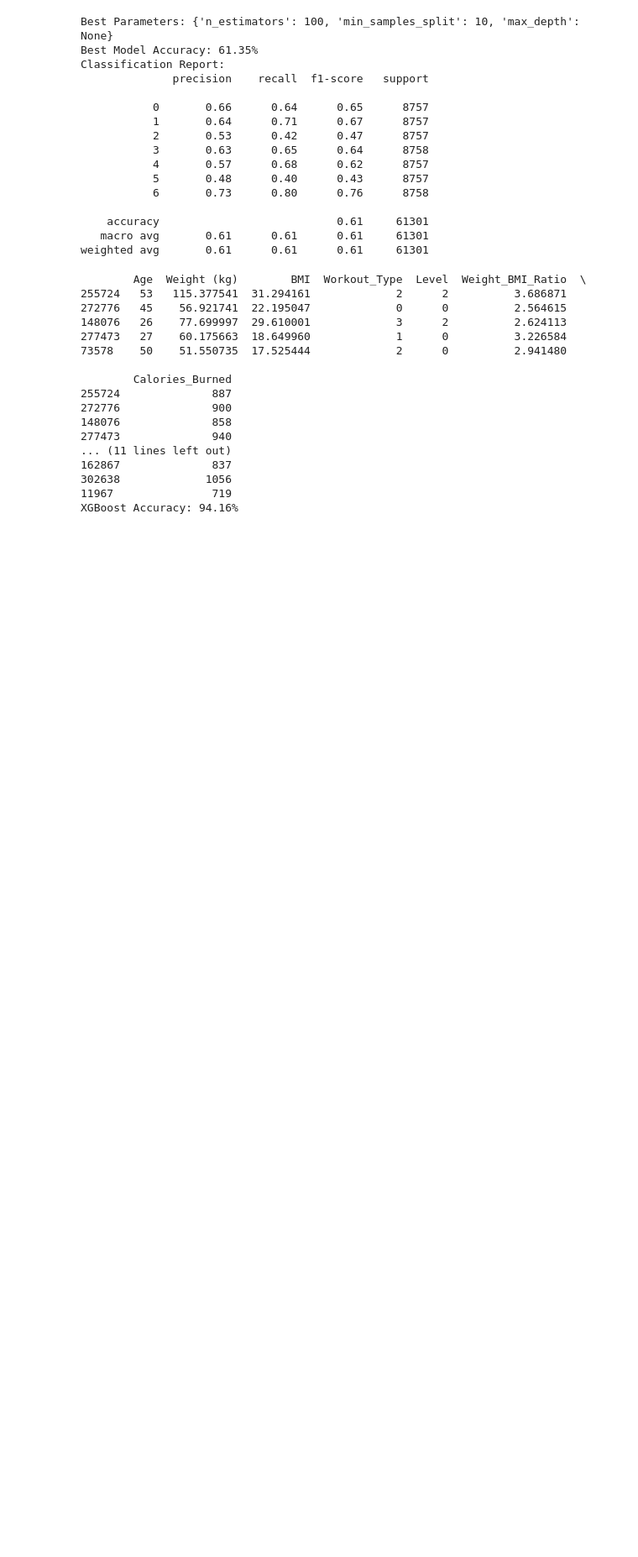
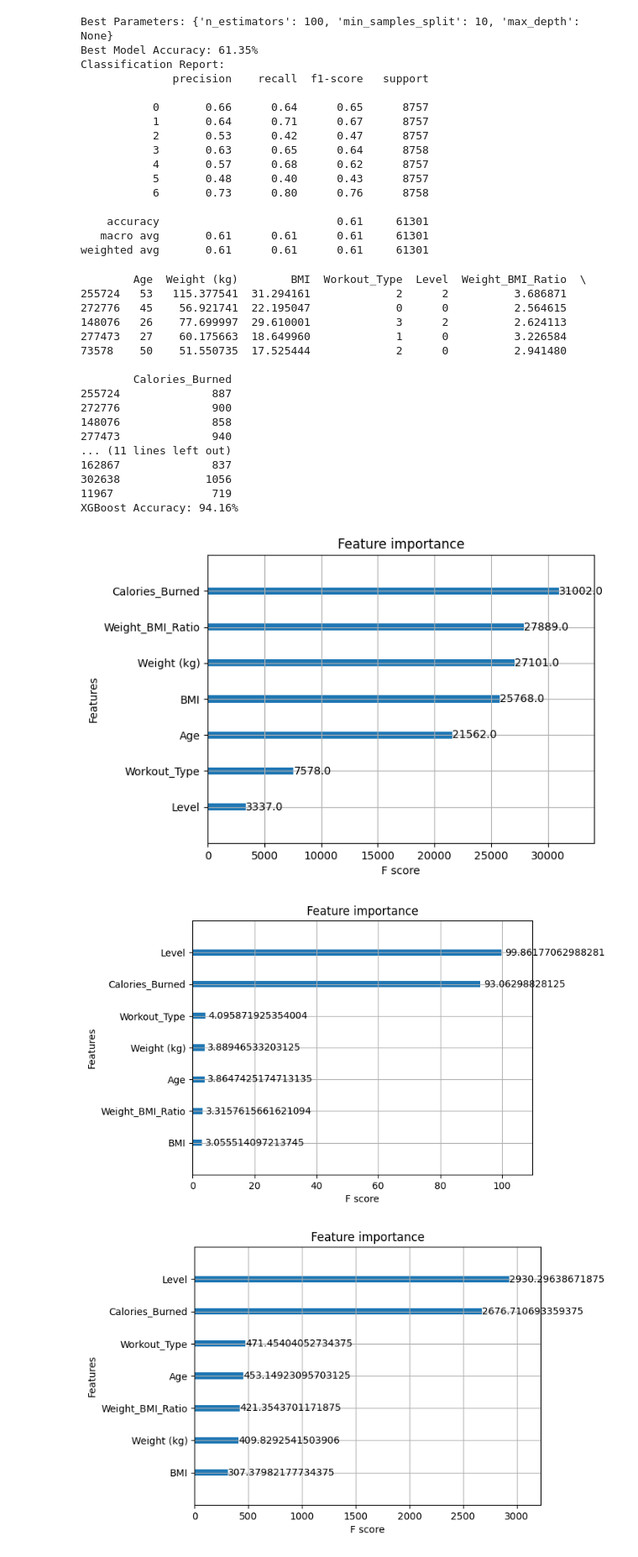
Before and after one commit to adicadi/FitnessTracker, a Jupyter notebook: Ml-Model_V2.ipynb, the cells around one changed output. Shown at 84% size. Saved outputs shown, nothing was run; the diff lists cells and outputs as text; code cells hidden in the pictures; blank space fills up the shorter version.

```diff
--- a/Ml-Model_V2.ipynb
+++ b/Ml-Model_V2.ipynb
@@ -71,6 +71,25 @@ merged_dataset = pd.merge(
 
 merged_dataset.info()
 merged_dataset.head()
+
+def assign_goal(row):
+    if row['Type'] == 'Strength':
+        return 'Build Muscle'
+    elif row['Type'] == 'Cardio':
+        return 'Lose Weight'
+    elif row['Type'] == 'Flexibility':
+        return 'Improve Flexibility'
+    elif row['Type'] == 'Mobility':
+        return 'Increase Mobility'
+    else:
+        return 'General Fitness'
+
+merged_dataset['Goal'] = merged_dataset.apply(assign_goal,axis = 1)
+
+print(merged_dataset[['Type', 'Goal']].head())
+
+# Save to a CSV file
+merged_dataset.to_csv('merged_dataset.csv', index=False)
 # %% [output]
 <class 'pandas.core.frame.DataFrame'>
 RangeIndex: 1168143 entries, 0 to 1168142
@@ -442,3 +454,12 @@ print(f"XGBoost Accuracy: {accuracy_xgb * 100:.2f}%")
 302638             1056
 11967               719
 XGBoost Accuracy: 94.16%
+# %%
+xgb.plot_importance(final_model, importance_type='weight')
+xgb.plot_importance(final_model, importance_type='gain')
+xgb.plot_importance(final_model, importance_type='cover')
+plt.show()
+# %% [output]
+[figure, added]
+[figure, added]
+[figure, added]
```
Also changed, not shown: parts of 2 cells of this notebook, 3 other files.
